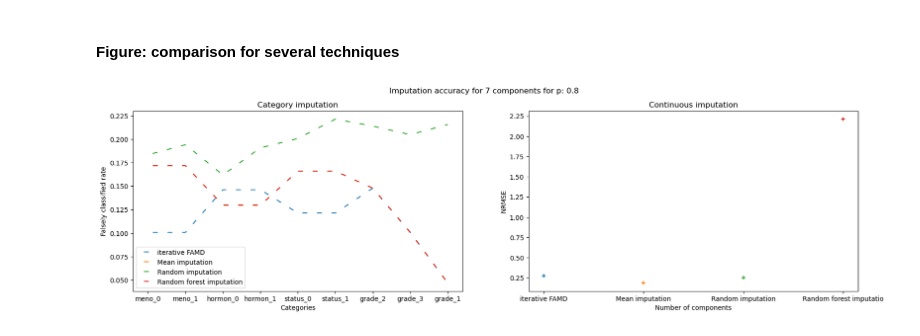
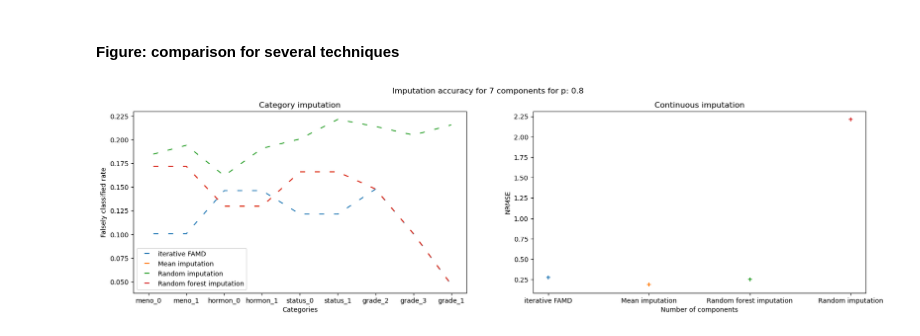
Before and after one commit to laufuentes/Projet-GL---Principal-Component-method-Missing-Values, a Jupyter notebook: 4-Properties_real_dataset.ipynb, the cells around one changed output. Cells and saved outputs as stored; diff of their text form; code cells hidden in the pictures.

```diff
--- a/4-Properties_real_dataset.ipynb
+++ b/4-Properties_real_dataset.ipynb
@@ -298,25 +296,25 @@ plt.show()
 # %%
 fig, ax = plt.subplots(figsize=(20,5),ncols=2)
 fig.suptitle(f"Imputation accuracy for {n_components[4]} components for p: {proba_non_missing}")
 
 ax[0].plot(k_j.to_numpy(), fc_rate_nc[4], label='iterative FAMD', linestyle= (10, (5, 10)) )
 ax[0].plot(k_j.to_numpy(), fc_rate_mean[1], label='Mean imputation', linestyle= (10, (5, 10)) )
 ax[0].plot(k_j.to_numpy(), fc_rate_ri[1], label='Random imputation', linestyle= (10, (5, 10)) )
 ax[0].plot(k_j.to_numpy(), fc_rate_rf[1], label='Random forest imputation', linestyle= (10, (5, 10)) )
 ax[0].set_ylabel("Falsely classified rate")
 ax[0].set_title("Category imputation")
 ax[0].set_xlabel("Categories")
 ax[0].legend()
 
 ax[1].scatter(np.linspace(0,4,4),[nmrse_nc[4],np.nan,np.nan,np.nan], marker='+')
 ax[1].scatter(np.linspace(0,4,4),[np.nan,nmrse_mean[2],np.nan,np.nan], marker='+')
 ax[1].scatter(np.linspace(0,4,4),[np.nan,np.nan,nmrse_rf[2], np.nan], marker='+')
 ax[1].scatter(np.linspace(0,4,4),[np.nan,np.nan, np.nan,nmrse_ri[2]], marker='+')
-ax[1].set_xticks(np.linspace(0,4,4), ['iterative FAMD','Mean imputation','Random imputation','Random forest imputatio'])
+ax[1].set_xticks(np.linspace(0,4,4), ['iterative FAMD','Mean imputation', 'Random forest imputation','Random imputation'])
 ax[1].set_ylabel("NRMSE")
 ax[1].set_title("Continuous imputation")
 ax[1].set_xlabel("Number of components")
 fig.savefig('images/gbsg2/nb_components_comparison.png')
 plt.show()
 # %% [output]
-[figure, old version]
+[figure, new version]
```
Also changed, not shown: parts of 2 cells of this notebook, 5 other files.
